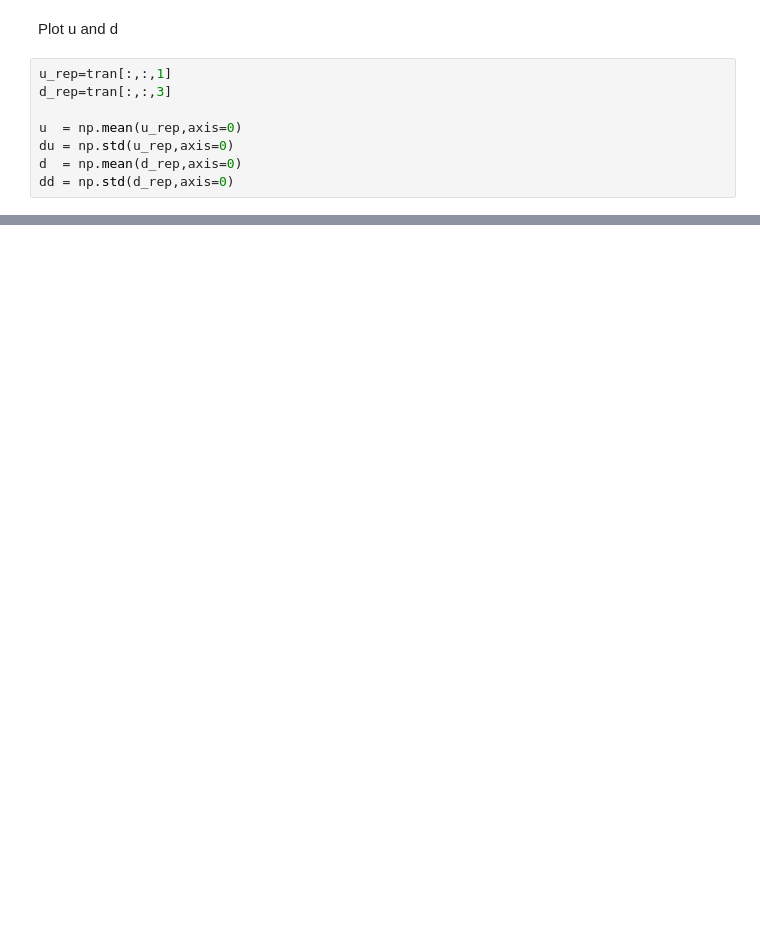
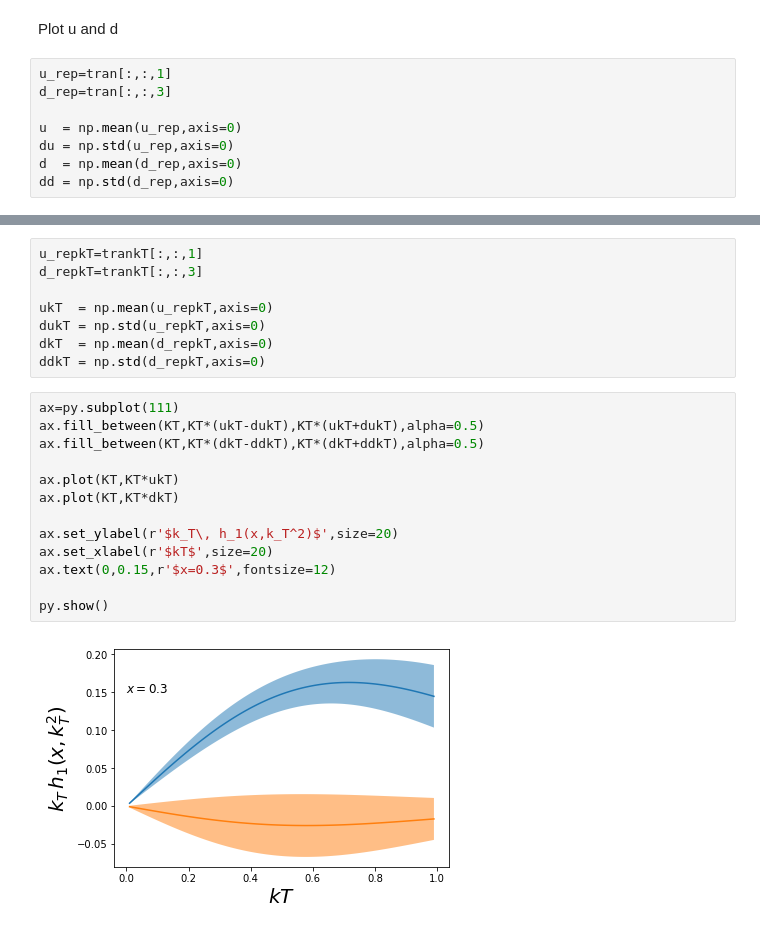
Before and after one commit to QCDHUB/jam3dlib, a Jupyter notebook: example.ipynb, the cells around one changed output, grey strips where cells are left out. Saved outputs shown, nothing was run; the diff lists cells and outputs as text; blank space fills up the shorter version.

```diff
--- a/example.ipynb
+++ b/example.ipynb
@@ -77,0 +99,23 @@ Text(0.5,0,'$x$')
+# %%
+u_repkT=trankT[:,:,1]
+d_repkT=trankT[:,:,3]
+
+ukT  = np.mean(u_repkT,axis=0)
+dukT = np.std(u_repkT,axis=0)
+dkT  = np.mean(d_repkT,axis=0)
+ddkT = np.std(d_repkT,axis=0)
+# %%
+ax=py.subplot(111)
+ax.fill_between(KT,KT*(ukT-dukT),KT*(ukT+dukT),alpha=0.5)
+ax.fill_between(KT,KT*(dkT-ddkT),KT*(dkT+ddkT),alpha=0.5)
+
+ax.plot(KT,KT*ukT)
+ax.plot(KT,KT*dkT)
+
+ax.set_ylabel(r'$k_T\, h_1(x,k_T^2)$',size=20)
+ax.set_xlabel(r'$kT$',size=20)
+ax.text(0,0.15,r'$x=0.3$',fontsize=12)
+
+py.show()
+# %% [output]
+[figure, added]
```
Also changed, not shown: parts of 12 cells of this notebook, 2 other files.
